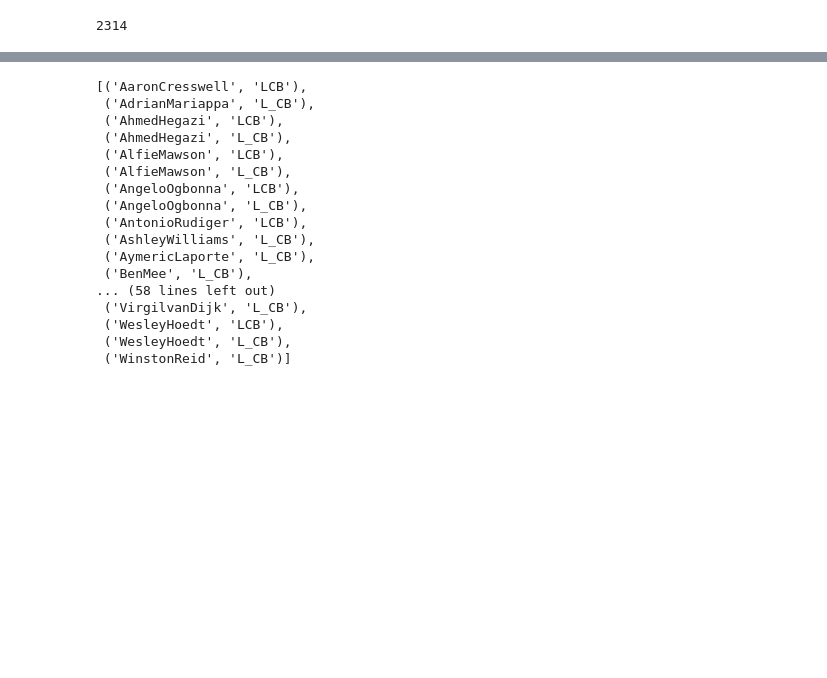
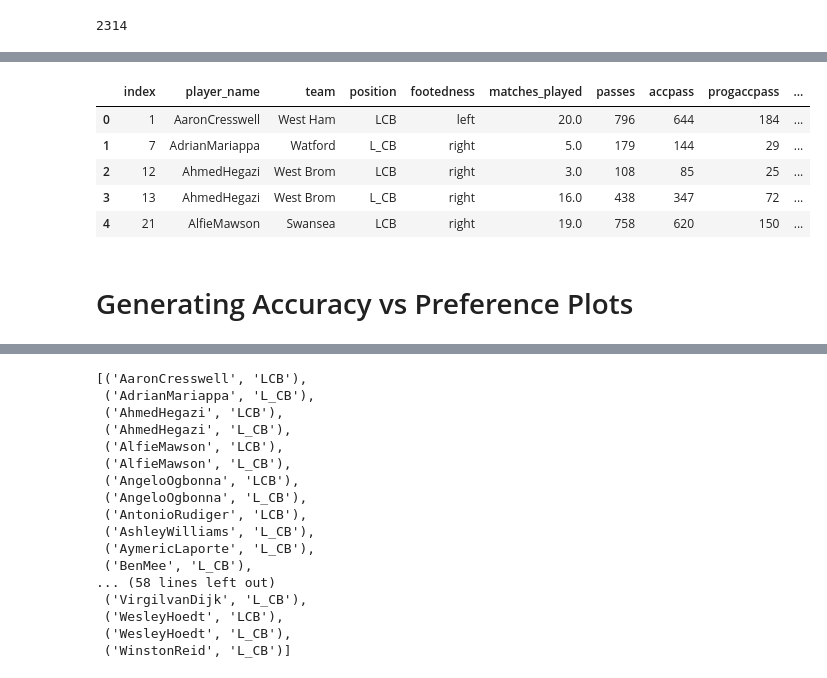
Before and after one commit to grovershreyf9t/FootballPlayerFootedness, a Jupyter notebook: code/footedness - defender_wise_prog_vaep_regionwise.ipynb, the cells around one changed output, grey strips where cells are left out. Saved outputs shown, nothing was run; the diff lists cells and outputs as text; code cells hidden in the pictures; blank space fills up the shorter version.

Commit message:
Updating prog_vaep_regionwise.ipynb

```diff
--- a/code/footedness - defender_wise_prog_vaep_regionwise.ipynb
+++ b/code/footedness - defender_wise_prog_vaep_regionwise.ipynb
@@ -129,3 +161,5 @@ defender_attrs_lcb.loc[defender_attrs_lcb['proginaccpass']==0]
+# %%
+defender_attrs_lcb = pd.read_pickle('../data/defender_clusters/defender_attrs_lcb_prog.pkl')
 # %%
 # Function to get x and y coordinates of pass locations
 def getxy(locs):
@@ -245,0 +357,11 @@ def get_region_wise(locs,vaep):
+# %%
+defender_attrs_lcb.head()
+# %% [output]
+|  | index | player_name | team | position | footedness | matches_played | passes | accpass | progaccpass | ... |
+| 0 | 1 | AaronCresswell | West Ham | LCB | left | 20.0 | 796 | 644 | 184 | ... |
+| 1 | 7 | AdrianMariappa | Watford | L_CB | right | 5.0 | 179 | 144 | 29 | ... |
+| 2 | 12 | AhmedHegazi | West Brom | LCB | right | 3.0 | 108 | 85 | 25 | ... |
+| 3 | 13 | AhmedHegazi | West Brom | L_CB | right | 16.0 | 438 | 347 | 72 | ... |
+| 4 | 21 | AlfieMawson | Swansea | LCB | right | 19.0 | 758 | 620 | 150 | ... |
+# %% [markdown]
+# Generating Accuracy vs Preference Plots
```
Also changed, not shown: parts of 49 cells of this notebook, 2 other files.
